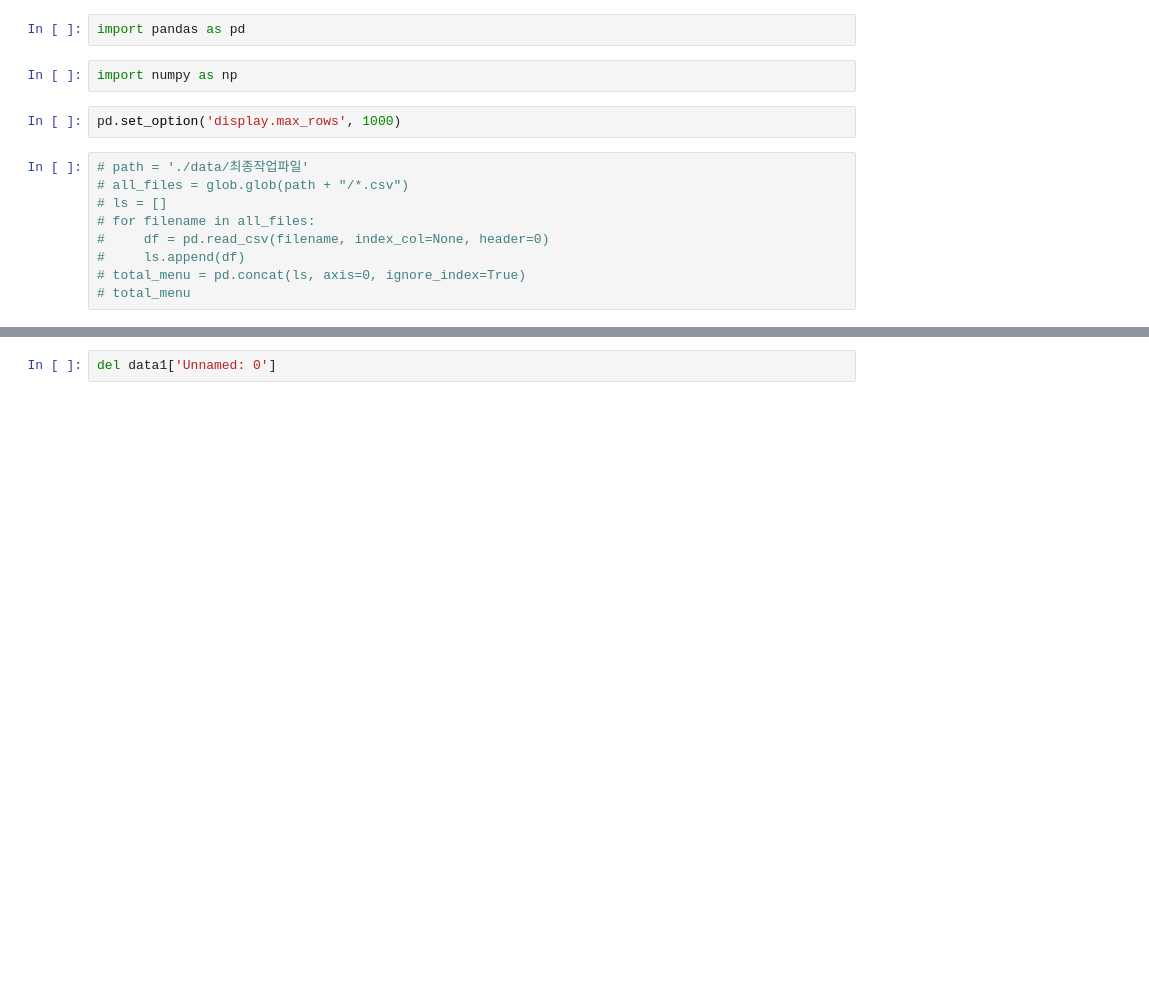
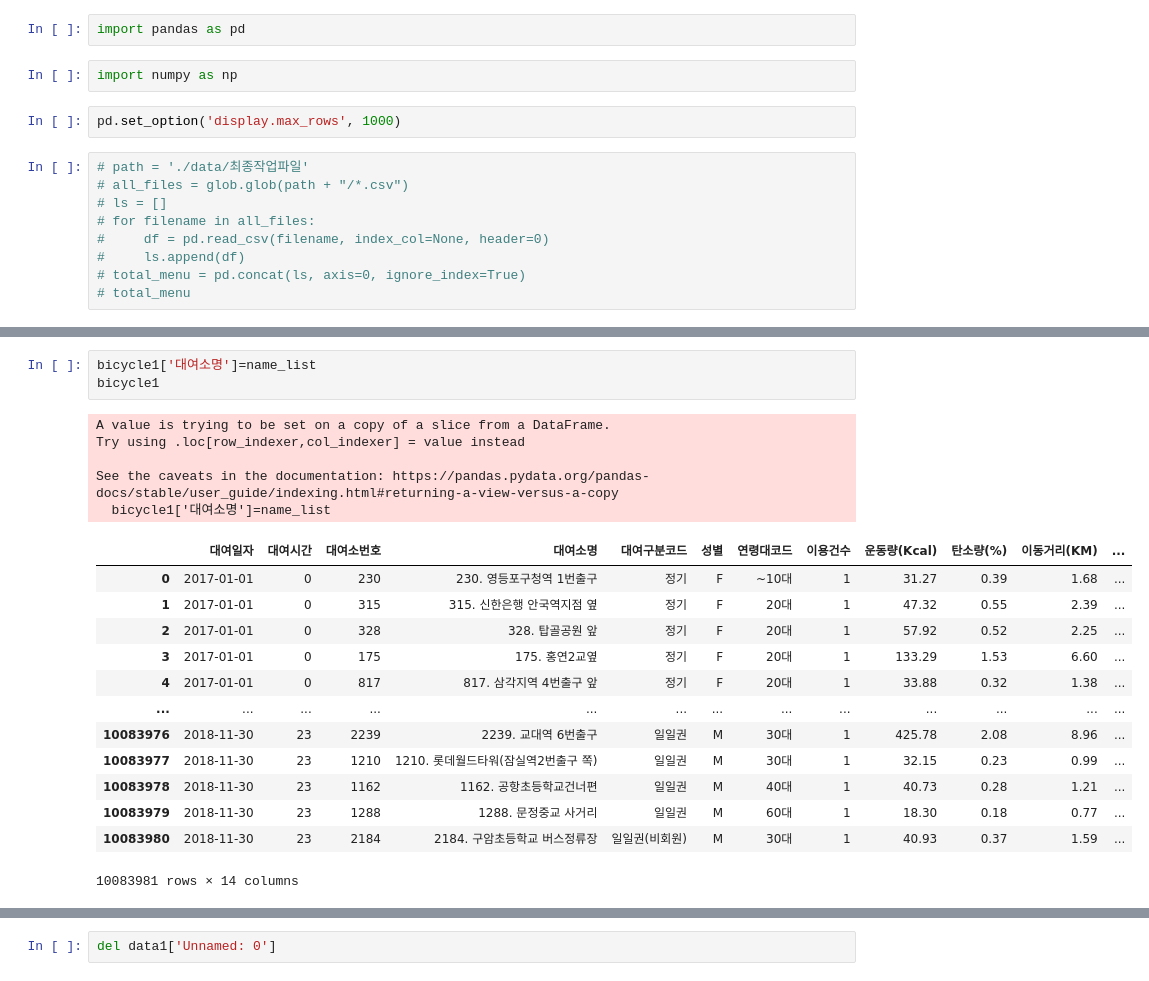
Before and after one commit to JinSuJinSu/jupyter-notebook, a Jupyter notebook: bicycle-project.ipynb, the cells around one changed output, grey strips where cells are left out. Drawn from its saved outputs; the diff is of its cells as text; blank space fills up the shorter version.

```diff
--- a/bicycle-project.ipynb
+++ b/bicycle-project.ipynb
@@ -15,0 +71,22 @@ pd.set_option('display.max_rows', 1000)
+# %%
+bicycle1['대여소명']=name_list
+bicycle1
+# %% [output]
+A value is trying to be set on a copy of a slice from a DataFrame.
+Try using .loc[row_indexer,col_indexer] = value instead
+
+See the caveats in the documentation: https://pandas.pydata.org/pandas-docs/stable/user_guide/indexing.html#returning-a-view-versus-a-copy
+  bicycle1['대여소명']=name_list
+|  | 대여일자 | 대여시간 | 대여소번호 | 대여소명 | 대여구분코드 | 성별 | 연령대코드 | 이용건수 | 운동량(Kcal) | 탄소량(%) | 이동거리(KM) | ... |
+| 0 | 2017-01-01 | 0 | 230 | 230. 영등포구청역 1번출구 | 정기 | F | ~10대 | 1 | 31.27 | 0.39 | 1.68 | ... |
+| 1 | 2017-01-01 | 0 | 315 | 315. 신한은행 안국역지점 옆 | 정기 | F | 20대 | 1 | 47.32 | 0.55 | 2.39 | ... |
+| 2 | 2017-01-01 | 0 | 328 | 328. 탑골공원 앞 | 정기 | F | 20대 | 1 | 57.92 | 0.52 | 2.25 | ... |
+| 3 | 2017-01-01 | 0 | 175 | 175. 홍연2교옆 | 정기 | F | 20대 | 1 | 133.29 | 1.53 | 6.60 | ... |
+| 4 | 2017-01-01 | 0 | 817 | 817. 삼각지역 4번출구 앞 | 정기 | F | 20대 | 1 | 33.88 | 0.32 | 1.38 | ... |
+| ... | ... | ... | ... | ... | ... | ... | ... | ... | ... | ... | ... | ... |
+| 10083976 | 2018-11-30 | 23 | 2239 | 2239. 교대역 6번출구 | 일일권 | M | 30대 | 1 | 425.78 | 2.08 | 8.96 | ... |
+| 10083977 | 2018-11-30 | 23 | 1210 | 1210. 롯데월드타워(잠실역2번출구 쪽) | 일일권 | M | 30대 | 1 | 32.15 | 0.23 | 0.99 | ... |
+| 10083978 | 2018-11-30 | 23 | 1162 | 1162. 공항초등학교건너편 | 일일권 | M | 40대 | 1 | 40.73 | 0.28 | 1.21 | ... |
+| 10083979 | 2018-11-30 | 23 | 1288 | 1288. 문정중교 사거리 | 일일권 | M | 60대 | 1 | 18.30 | 0.18 | 0.77 | ... |
+| 10083980 | 2018-11-30 | 23 | 2184 | 2184. 구암초등학교 버스정류장 | 일일권(비회원) | M | 30대 | 1 | 40.93 | 0.37 | 1.59 | ... |
+10083981 rows × 14 columns
```
Also changed, not shown: parts of 144 cells of this notebook, 2 other files.
